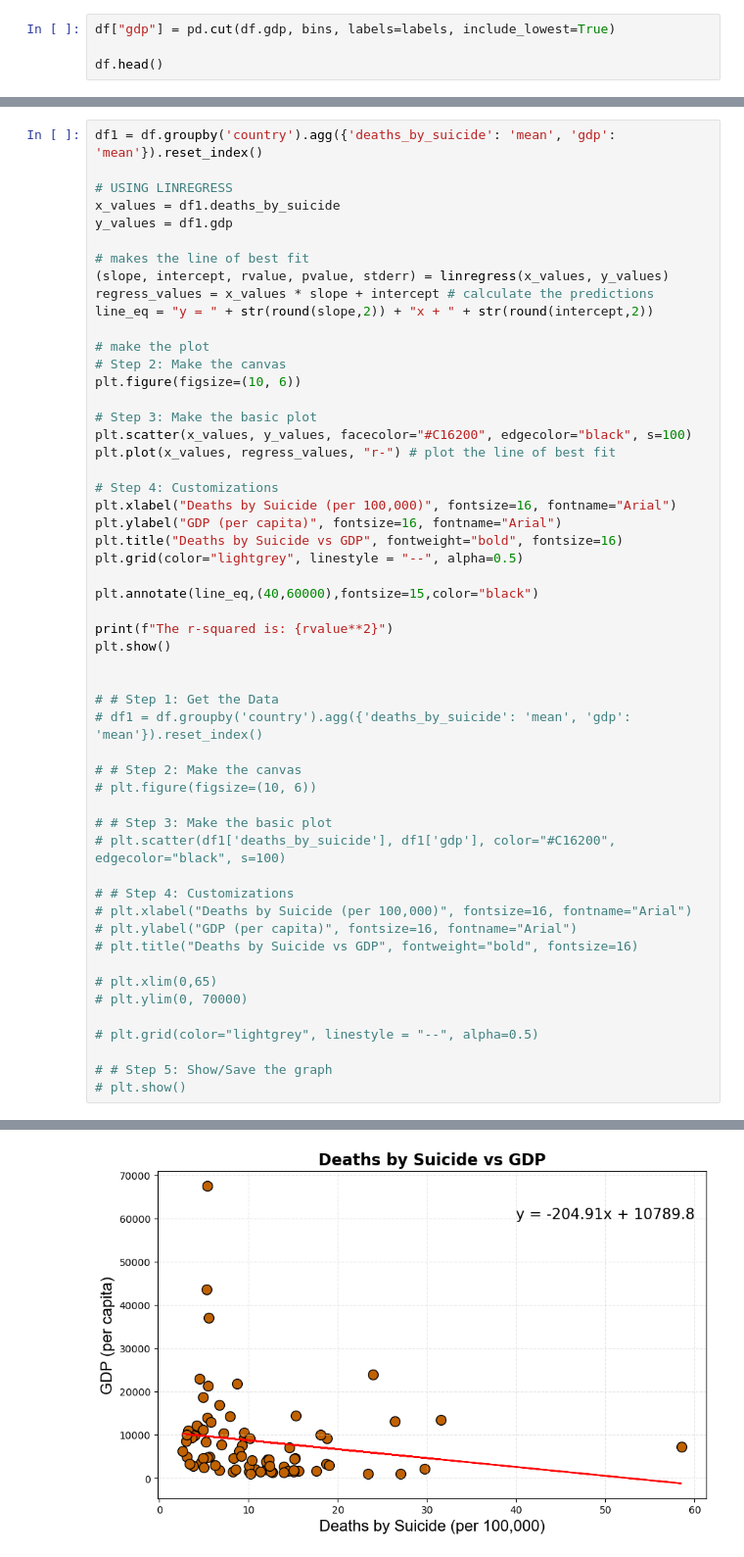
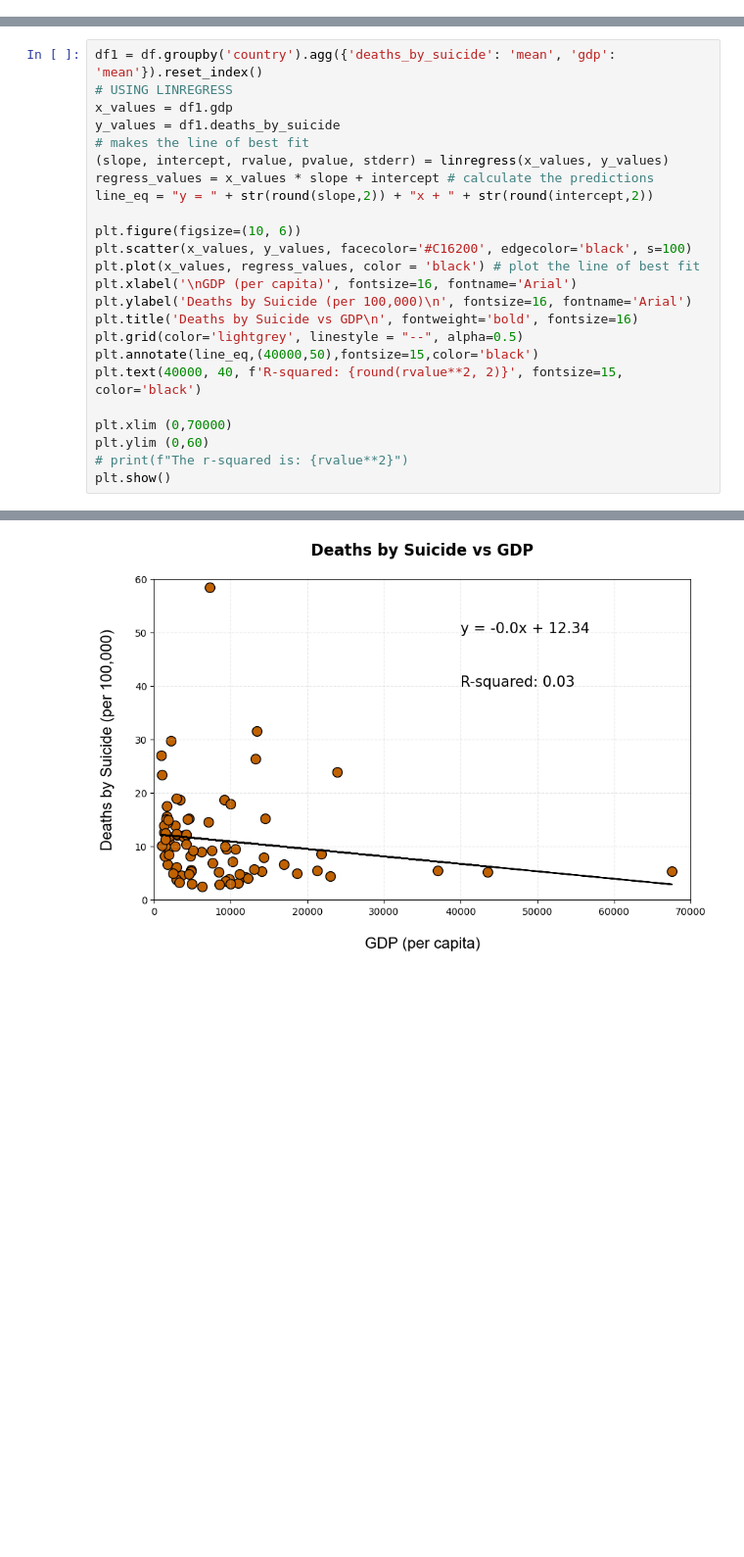
Before and after one commit to BramSunner/project-1-group-04, a Jupyter notebook: sarah_work/sarah_notebook.ipynb, the cells around one changed output, grey strips where cells are left out. Shown at 98% size. Drawn from its saved outputs; the diff is of its cells as text; blank space fills up the shorter version.

```diff
--- a/sarah_work/sarah_notebook.ipynb
+++ b/sarah_work/sarah_notebook.ipynb
@@ -58,4 +19,0 @@ None
-# %%
-df["gdp"] = pd.cut(df.gdp, bins, labels=labels, include_lowest=True)
-
-df.head()
@@ -100,54 +44,25 @@ df1.loc[df1.gdp > 60000]
 # %%
 df1 = df.groupby('country').agg({'deaths_by_suicide': 'mean', 'gdp': 'mean'}).reset_index()
-
 # USING LINREGRESS
-x_values = df1.deaths_by_suicide
-y_values = df1.gdp
-
+x_values = df1.gdp
+y_values = df1.deaths_by_suicide
 # makes the line of best fit
 (slope, intercept, rvalue, pvalue, stderr) = linregress(x_values, y_values)
 regress_values = x_values * slope + intercept # calculate the predictions
 line_eq = "y = " + str(round(slope,2)) + "x + " + str(round(intercept,2))
 
-# make the plot
-# Step 2: Make the canvas
 plt.figure(figsize=(10, 6))
+plt.scatter(x_values, y_values, facecolor='#C16200', edgecolor='black', s=100)
+plt.plot(x_values, regress_values, color = 'black') # plot the line of best fit
+plt.xlabel('\nGDP (per capita)', fontsize=16, fontname='Arial')
+plt.ylabel('Deaths by Suicide (per 100,000)\n', fontsize=16, fontname='Arial')
+plt.title('Deaths by Suicide vs GDP\n', fontweight='bold', fontsize=16)
+plt.grid(color='lightgrey', linestyle = "--", alpha=0.5)
+plt.annotate(line_eq,(40000,50),fontsize=15,color='black')
+plt.text(40000, 40, f'R-squared: {round(rvalue**2, 2)}', fontsize=15, color='black')
 
-# Step 3: Make the basic plot
-plt.scatter(x_values, y_values, facecolor="#C16200", edgecolor="black", s=100)
-plt.plot(x_values, regress_values, "r-") # plot the line of best fit
-
-# Step 4: Customizations
-plt.xlabel("Deaths by Suicide (per 100,000)", fontsize=16, fontname="Arial")
-plt.ylabel("GDP (per capita)", fontsize=16, fontname="Arial")
-plt.title("Deaths by Suicide vs GDP", fontweight="bold", fontsize=16)
-plt.grid(color="lightgrey", linestyle = "--", alpha=0.5)
-
-plt.annotate(line_eq,(40,60000),fontsize=15,color="black")
-
-print(f"The r-squared is: {rvalue**2}")
+plt.xlim (0,70000)
+plt.ylim (0,60)
+# print(f"The r-squared is: {rvalue**2}")
 plt.show()
-
-
-# # Step 1: Get the Data
-# df1 = df.groupby('country').agg({'deaths_by_suicide': 'mean', 'gdp': 'mean'}).reset_index()
-
-# # Step 2: Make the canvas
-# plt.figure(figsize=(10, 6))
-
-# # Step 3: Make the basic plot
-# plt.scatter(df1['deaths_by_suicide'], df1['gdp'], color="#C16200", edgecolor="black", s=100)
-
-# # Step 4: Customizations
-# plt.xlabel("Deaths by Suicide (per 100,000)", fontsize=16, fontname="Arial")
-# plt.ylabel("GDP (per capita)", fontsize=16, fontname="Arial")
-# plt.title("Deaths by Suicide vs GDP", fontweight="bold", fontsize=16)
-
-# plt.xlim(0,65)
-# plt.ylim(0, 70000)
-
-# plt.grid(color="lightgrey", linestyle = "--", alpha=0.5)
-
-# # Step 5: Show/Save the graph
-# plt.show()
 # %% [output]
@@ -155 +69 @@ The r-squared is: 0.028572298511671857
-[figure, old version]
+[figure, new version]
```
Also changed, not shown: parts of 20 cells of this notebook, 11 other files.
